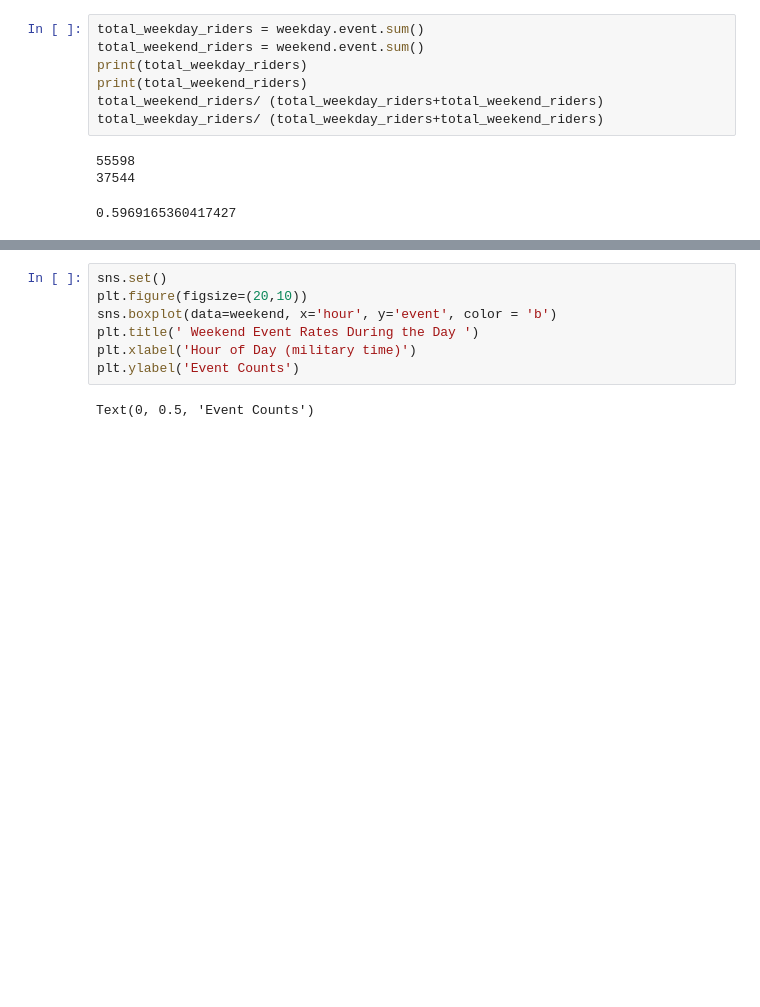
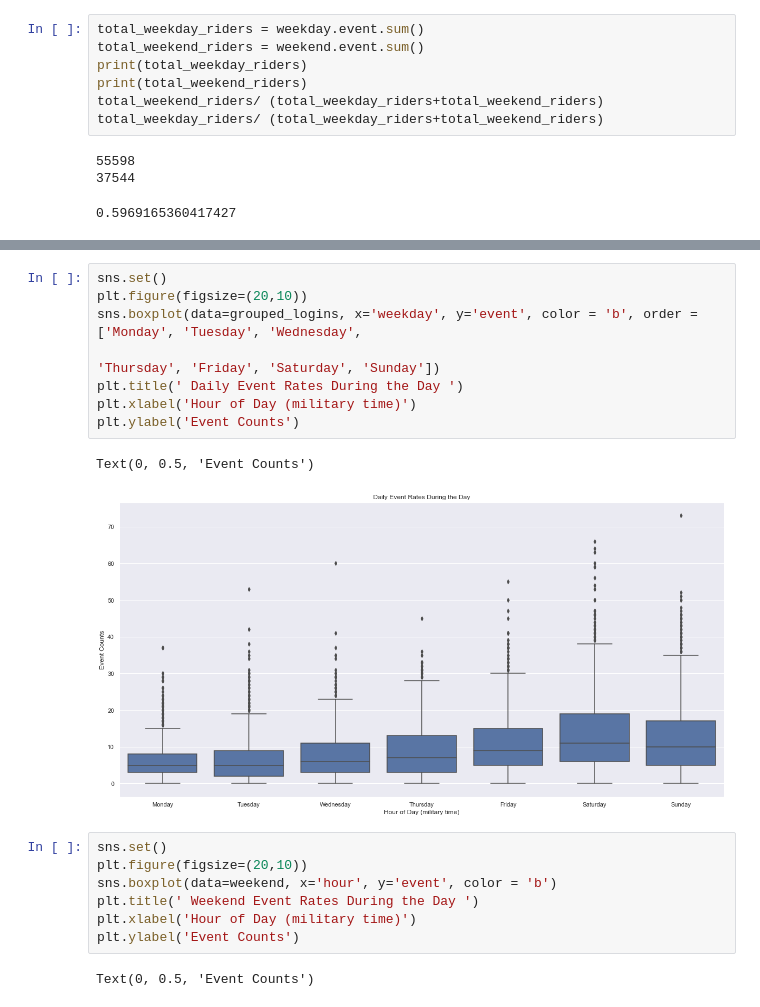
Before and after one commit to mrpalazz/ultimate-tech-inc-data-challenge, a Jupyter notebook: 02.01-data-wrangling.ipynb, the cells around one changed output, grey strips where cells are left out. Cells and saved outputs as stored; diff of their text form; blank space fills up the shorter version.

```diff
--- a/02.01-data-wrangling.ipynb
+++ b/02.01-data-wrangling.ipynb
@@ -106,3 +132,14 @@ sns.histplot(data=grouped_logins, x='weekday', y='event')
+# %%
+sns.set()
+plt.figure(figsize=(20,10))
+sns.boxplot(data=grouped_logins, x='weekday', y='event', color = 'b', order =['Monday', 'Tuesday', 'Wednesday',
+                                                                              'Thursday', 'Friday', 'Saturday', 'Sunday'])
+plt.title(' Daily Event Rates During the Day ')
+plt.xlabel('Hour of Day (military time)')
+plt.ylabel('Event Counts')
+# %% [output]
+Text(0, 0.5, 'Event Counts')
+[figure, added]
 # %%
 sns.set()
 plt.figure(figsize=(20,10))
```
Also changed, not shown: parts of 30 cells of this notebook.
